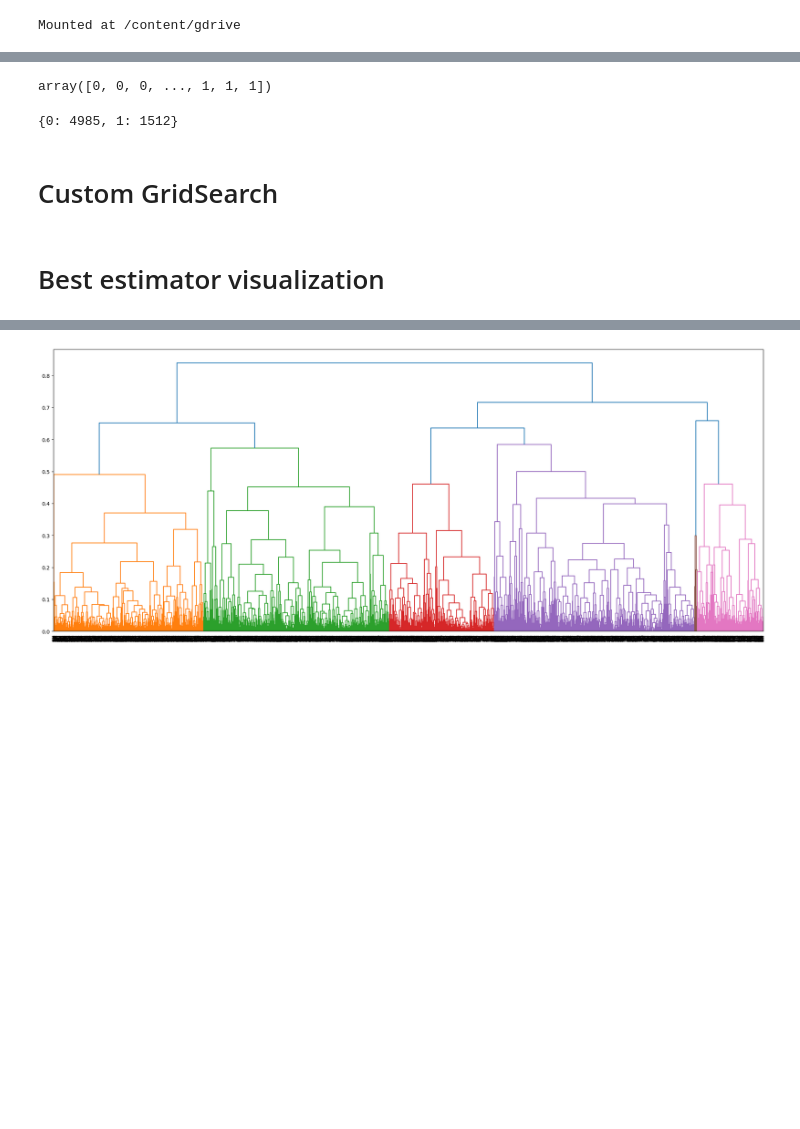
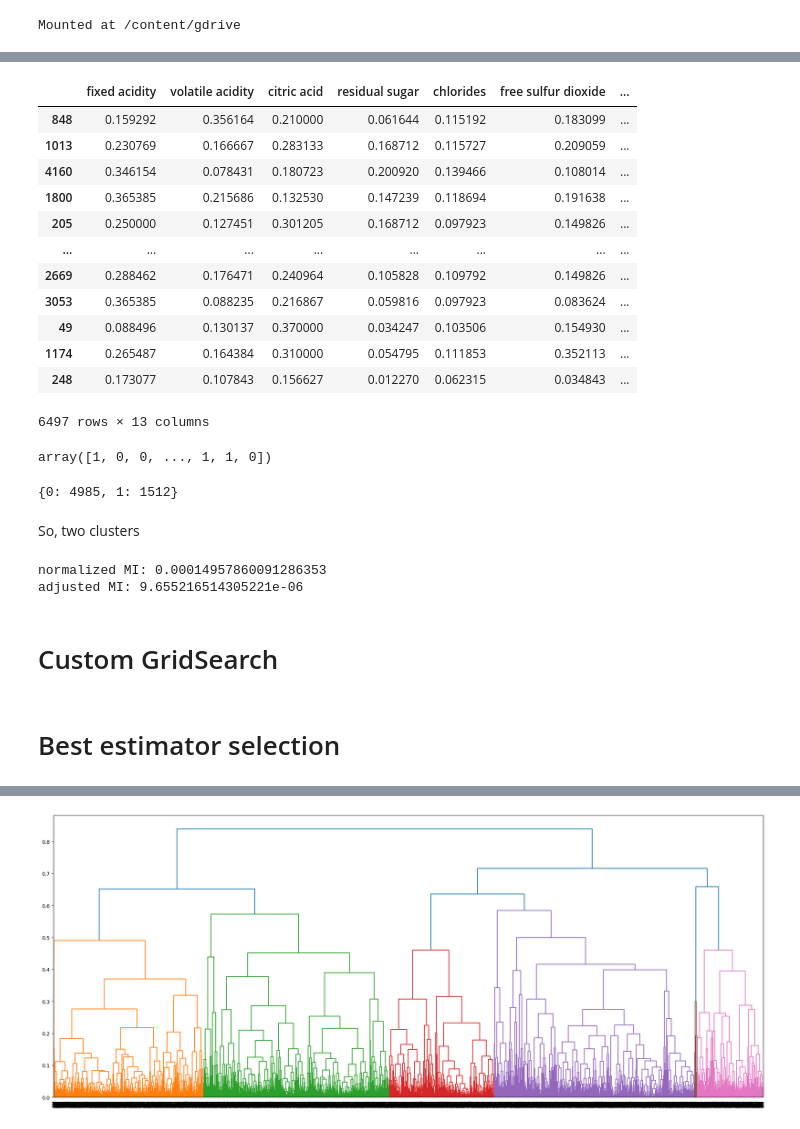
Before and after one commit to Ko4eBHuK/hybrid-intelligent-systems, a Jupyter notebook: HIS2.ipynb, the cells around one changed output, grey strips where cells are left out. Cells and saved outputs as stored; diff of their text form; code cells hidden in the pictures; blank space fills up the shorter version.

```diff
--- a/HIS2.ipynb
+++ b/HIS2.ipynb
@@ -75,0 +48,3 @@ wine_df_red
+# %%
+wine_df_white['type'] = 0
+wine_df_white
@@ -94,19 +102,48 @@ full_df
+# %%
+full_df_shuffled
+# %% [output]
+|  | fixed acidity | volatile acidity | citric acid | residual sugar | chlorides | free sulfur dioxide | ... |
+| 848 | 0.159292 | 0.356164 | 0.210000 | 0.061644 | 0.115192 | 0.183099 | ... |
+| 1013 | 0.230769 | 0.166667 | 0.283133 | 0.168712 | 0.115727 | 0.209059 | ... |
+| 4160 | 0.346154 | 0.078431 | 0.180723 | 0.200920 | 0.139466 | 0.108014 | ... |
+| 1800 | 0.365385 | 0.215686 | 0.132530 | 0.147239 | 0.118694 | 0.191638 | ... |
+| 205 | 0.250000 | 0.127451 | 0.301205 | 0.168712 | 0.097923 | 0.149826 | ... |
+| ... | ... | ... | ... | ... | ... | ... | ... |
+| 2669 | 0.288462 | 0.176471 | 0.240964 | 0.105828 | 0.109792 | 0.149826 | ... |
+| 3053 | 0.365385 | 0.088235 | 0.216867 | 0.059816 | 0.097923 | 0.083624 | ... |
+| 49 | 0.088496 | 0.130137 | 0.370000 | 0.034247 | 0.103506 | 0.154930 | ... |
+| 1174 | 0.265487 | 0.164384 | 0.310000 | 0.054795 | 0.111853 | 0.352113 | ... |
+| 248 | 0.173077 | 0.107843 | 0.156627 | 0.012270 | 0.062315 | 0.034843 | ... |
+6497 rows × 13 columns
 # %%
 from sklearn.cluster import AgglomerativeClustering
 import numpy as np
 
-full_df_x = full_df.drop(columns=['quality'])
+full_df_x = full_df_shuffled.drop(columns=['quality', 'type'])
 
 clustering = AgglomerativeClustering().fit(full_df_x)
 clustering.labels_
 # %% [output]
-array([0, 0, 0, ..., 1, 1, 1])
+array([1, 0, 0, ..., 1, 1, 0])
 # %%
 a = np.array(clustering.labels_)
 unique, counts = np.unique(a, return_counts=True)
 dict(zip(unique, counts))
 # %% [output]
 {0: 4985, 1: 1512}
+# %% [markdown]
+So, two clusters
+# %%
+from sklearn.metrics.cluster import normalized_mutual_info_score, adjusted_mutual_info_score
+
+labels_true = list(full_df['type'].values)
+labels_pred = list(clustering.labels_)
+
+print(f'normalized MI: {normalized_mutual_info_score(labels_true, labels_pred)}')
+print(f'adjusted MI: {adjusted_mutual_info_score(labels_true, labels_pred)}')
+# %% [output]
+normalized MI: 0.00014957860091286353
+adjusted MI: 9.655216514305221e-06
 # %% [markdown]
 # Custom GridSearch
 # %%
@@ -184,7 +220,7 @@ clustering_gs_result_db = Custom_GridSearch(
     data = data
 )
 # %% [markdown]
-# Best estimator visualization
+# Best estimator selection
 # %%
 import matplotlib.pyplot as plt
 
```
Also changed, not shown: parts of 31 cells of this notebook, 1 other file.
